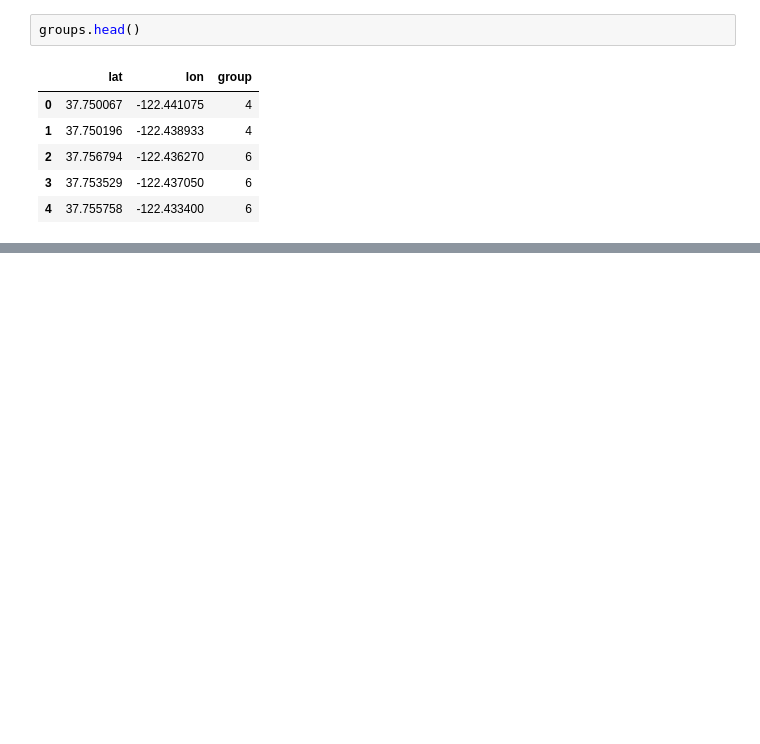
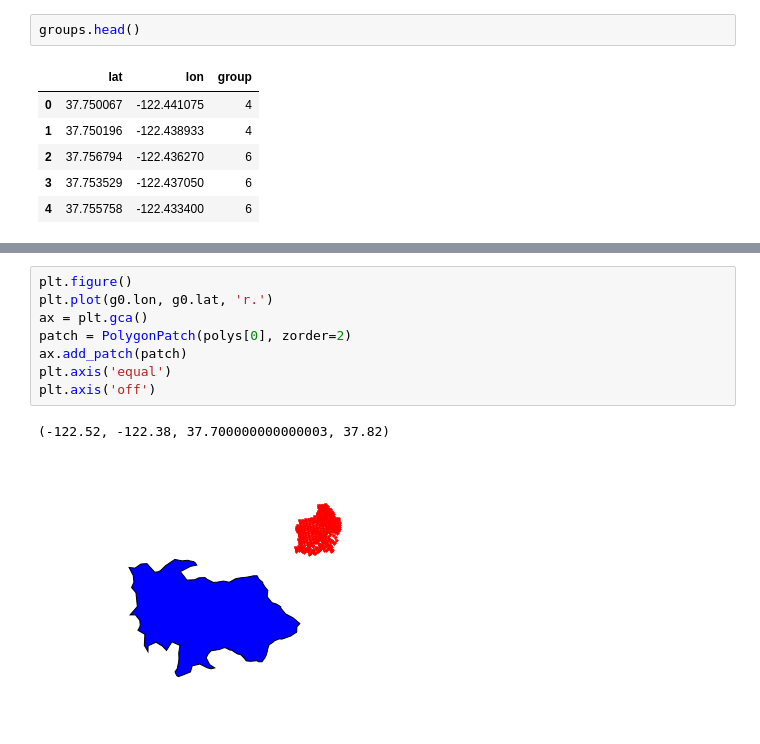
Before and after one commit to crupley/hoodie-development, a Jupyter notebook: explore/make shapes.ipynb, the cells around one changed output, grey strips where cells are left out. Cells and saved outputs as stored; diff of their text form; blank space fills up the shorter version.

```diff
--- a/explore/make shapes.ipynb
+++ b/explore/make shapes.ipynb
@@ -31,0 +228,11 @@ groups.head()
+# %%
+plt.figure()
+plt.plot(g0.lon, g0.lat, 'r.')
+ax = plt.gca()
+patch = PolygonPatch(polys[0], zorder=2)
+ax.add_patch(patch)
+plt.axis('equal')
+plt.axis('off')
+# %% [output]
+(-122.52, -122.38, 37.700000000000003, 37.82)
+[figure, added]
```
Also changed, not shown: parts of 21 cells of this notebook, 1 other file.
